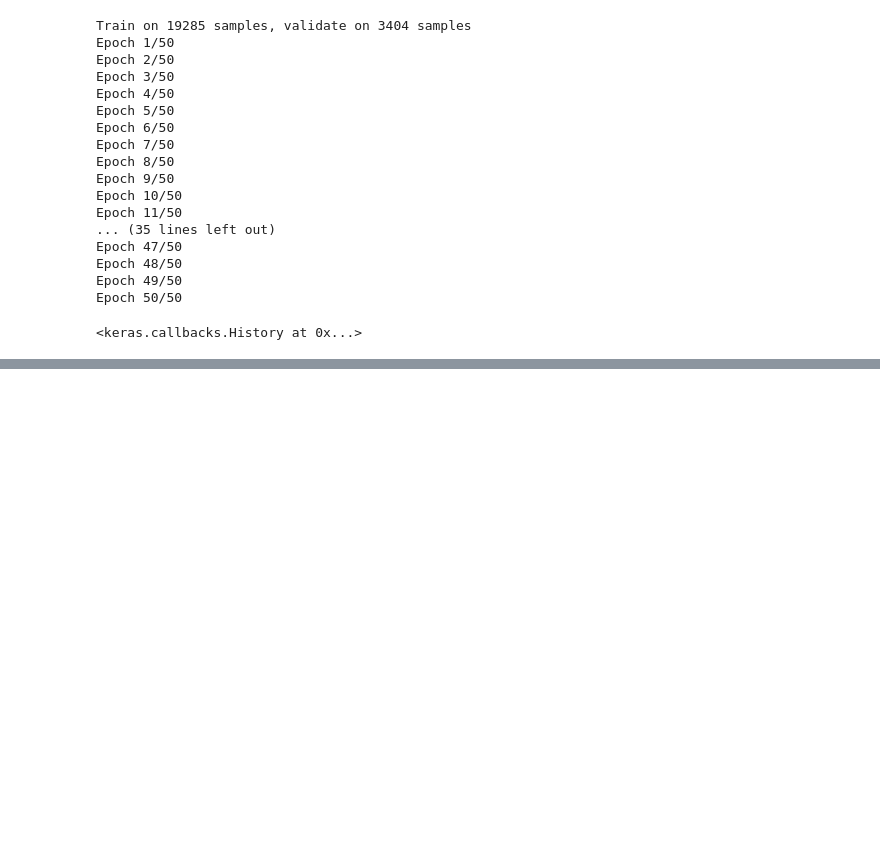
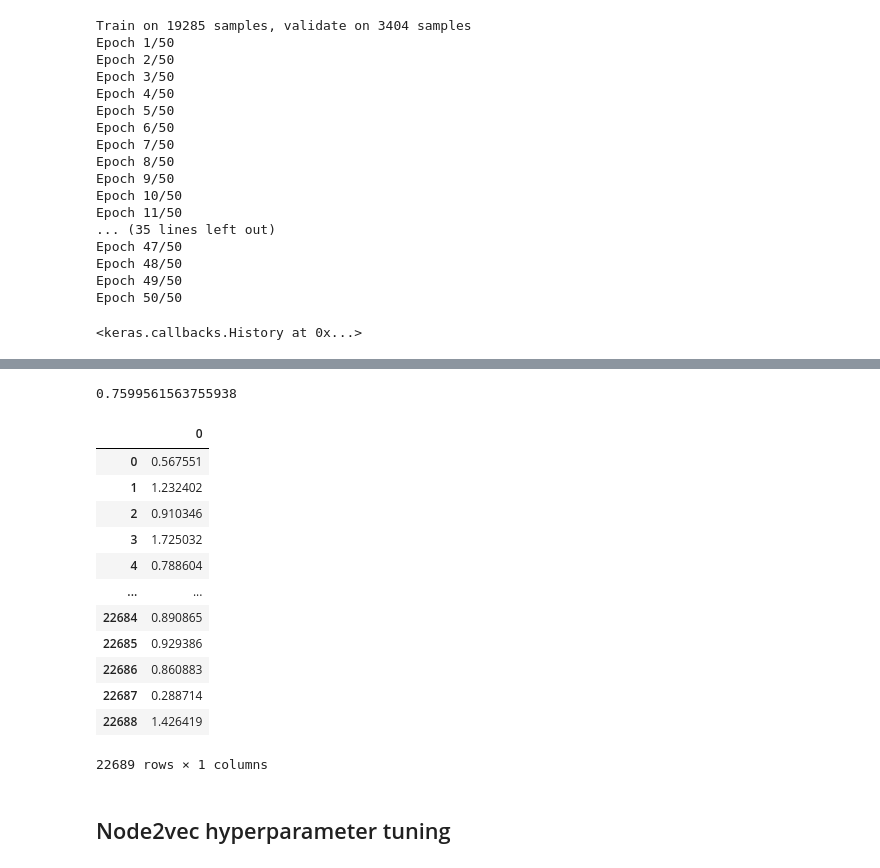
Before and after one commit to fv316/INF554, a Jupyter notebook: Kaggle/INF554_Exp.ipynb, the cells around one changed output, grey strips where cells are left out. Saved outputs shown, nothing was run; the diff lists cells and outputs as text; code cells hidden in the pictures; blank space fills up the shorter version.

```diff
--- a/Kaggle/INF554_Exp.ipynb
+++ b/Kaggle/INF554_Exp.ipynb
@@ -454,0 +450,2 @@ NameError: name 'word2vec' is not defined
+# %%
+model_32 = Doc2Vec(documents, vector_size=32, window=2, min_count=0.01, workers=1)
@@ -454,0 +458,60 @@ NameError: name 'word2vec' is not defined
+# %%
+edges_embs = HadamardEmbedder(keyed_vectors=model.wv)
+
+embed_size = len(edges_embs[('0', '1')])
+df_train = pd.DataFrame(0, index=np.arange(len(data_train_val)), columns=range(embed_size))
+j = []
+for j, i in tqdm(enumerate(data_train_val.index), position=0, leave=True, total = len(data_train_val)):
+    try:
+        df_train.loc[j] = edges_embs[(data_train_val.loc[i]['Node1'], data_train_val.loc[i]['Node2'])]
+    except:
+        df_train.loc[j] = np.zeros(embed_size)
+
+X = df_train
+y = data_train_val['Link']
+y = list(map(lambda i: int(i), y))
+
+X_train, X_test, y_train, y_test = train_test_split(X, y, test_size=0.15, random_state=1)
+lgbm = lightgbm.LGBMClassifier()
+model_lgbm = lgbm.fit(X_train, y_train)
+predictions = model_lgbm.predict(X_test)
+print(f1_score(y_test, predictions))
+# %%
+temp_model = model_32
+df_train = pd.DataFrame(0, index=np.arange(len(data_train_val)), columns=range(1))
+for j, i in tqdm(enumerate(data_train_val.index), position=0, leave=True, total = len(data_train_val)):
+    try:
+        df_train.loc[j] = temp_model.docvecs[int(data_train_val.loc[i]['Node1'])] @ temp_model.docvecs[
+            int(data_train_val.loc[i]['Node2'])].T
+    except:
+        df_train.loc[j] = np.zeros(1)
+
+X = df_train
+y = data_train_val['Link']
+y = list(map(lambda i: int(i), y))
+
+X_train, X_test, y_train, y_test = train_test_split(X, y, test_size=0.15, random_state=1)
+lgbm = lightgbm.LGBMClassifier()
+model_lgbm = lgbm.fit(X_train, y_train)
+predictions = model_lgbm.predict(X_test)
+print(f1_score(y_test, predictions))
+# %% [output]
+0.7599561563755938
+# %%
+df_train
+# %% [output]
+|  | 0 |
+| 0 | 0.567551 |
+| 1 | 1.232402 |
+| 2 | 0.910346 |
+| 3 | 1.725032 |
+| 4 | 0.788604 |
+| ... | ... |
+| 22684 | 0.890865 |
+| 22685 | 0.929386 |
+| 22686 | 0.860883 |
+| 22687 | 0.288714 |
+| 22688 | 1.426419 |
+22689 rows × 1 columns
+# %% [markdown]
+## Node2vec hyperparameter tuning
```
Also changed, not shown: parts of 39 cells of this notebook, 2 other files.
